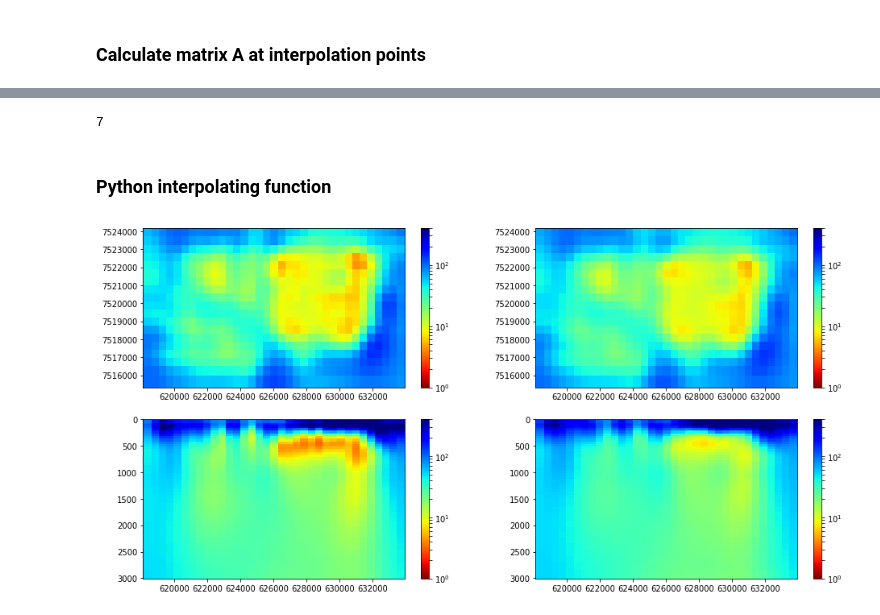
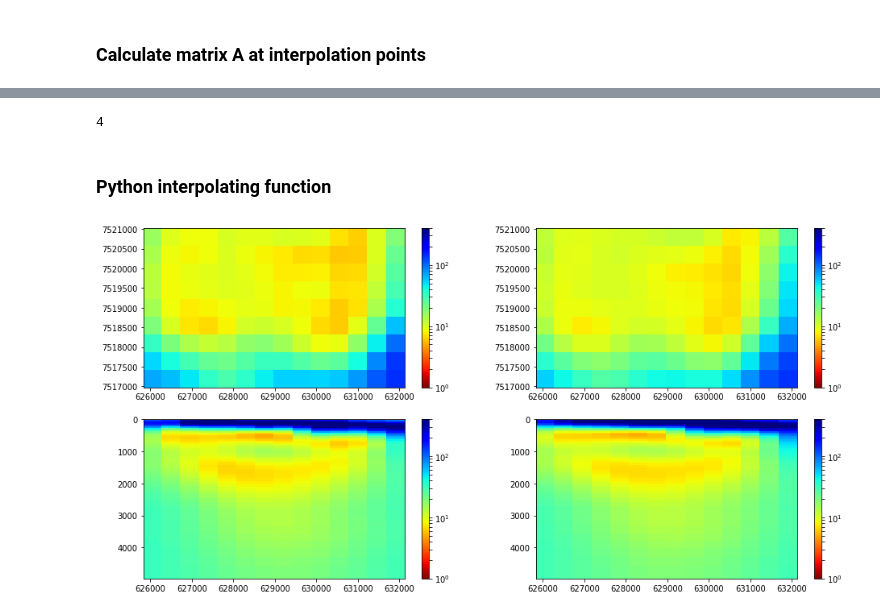
Before and after one commit to florasolon/interpolation_misc, a Jupyter notebook: Interpolate-modem-model.ipynb, the cells around one changed output, grey strips where cells are left out. Saved outputs shown, nothing was run; the diff lists cells and outputs as text; code cells hidden in the pictures.

```diff
--- a/Interpolate-modem-model.ipynb
+++ b/Interpolate-modem-model.ipynb
@@ -79,25 +79,25 @@ Ylon=np.zeros(len(cty))
 # %% [markdown]
 ### Select area from model
 # %%
-#north
-xmin = 7515000.
-xmax = 7524000.
-#east
-ymin = 618000.
-ymax = 634000.
-
-zmin = 0.
-zmax = 3000.
-
 # #north
-# xmin = 7517000.
-# xmax = 7521000.
+# xmin = 7515000.
+# xmax = 7524000.
 # #east
-# ymin = 626000.
-# ymax = 632000.
+# ymin = 618000.
+# ymax = 634000.
 
 # zmin = 0.
 # zmax = 3000.
+
+#north
+xmin = 7517000.
+xmax = 7521000.
+#east
+ymin = 626000.
+ymax = 632000.
+
+zmin = 0.
+zmax = 5000.
 # %%
 xgrid,ygrid,zgrid,xa,ya,za,rho_n = mf.select_area(xmin,xmax,ymin,ymax,zmin,zmax,ctx,cty,ctz,rho)
 # %%
@@ -322,7 +322,7 @@ plt.show()
 # %%
 x_plot
 # %% [output]
-7
+4
 # %% [markdown]
 ### Python interpolating function
 # %%
@@ -342,28 +342,28 @@ rho2_m = rho2.reshape(x0n,y0n,z0n)
 # %%
 plt.figure(figsize=(16,8))
 
 plt.subplot(2,2,1)
 plt.pcolor(east,north,rho_n[:,:,z_plot],cmap=cmap_r,norm = LogNorm(vmin=1, vmax=400))
 #plt.plot(x1,y1,'ko')
 #plt.plot(x0,y0,'ro')
 plt.colorbar()
 
 plt.subplot(2,2,2)
 plt.pcolor(east,north,rho2_m[:,:,z_plot],cmap=cmap_r,norm = LogNorm(vmin=1, vmax=400))
 #plt.plot(x1,y1,'ko')
 #plt.plot(x0,y0,'ro')
 plt.colorbar()
 
 plt.subplot(2,2,3)
-plt.pcolor(east1,depth,rho_n[15,:,:],cmap=cmap_r,norm = LogNorm(vmin=1, vmax=400))
+plt.pcolor(east1,depth,rho_n[x_plot,:,:],cmap=cmap_r,norm = LogNorm(vmin=1, vmax=400))
 plt.ylim(np.max(za),0)
 plt.colorbar()
 
 plt.subplot(2,2,4)
-plt.pcolor(east1,depth,rho2_m[15,:,:],cmap=cmap_r,norm = LogNorm(vmin=1, vmax=400))
+plt.pcolor(east1,depth,rho2_m[x_plot,:,:],cmap=cmap_r,norm = LogNorm(vmin=1, vmax=400))
 plt.ylim(np.max(za),0)
 plt.colorbar()
 
 plt.show()
 # %% [output]
-[figure, old version]
+[figure, new version]
```
Also changed, not shown: parts of 10 cells of this notebook.
